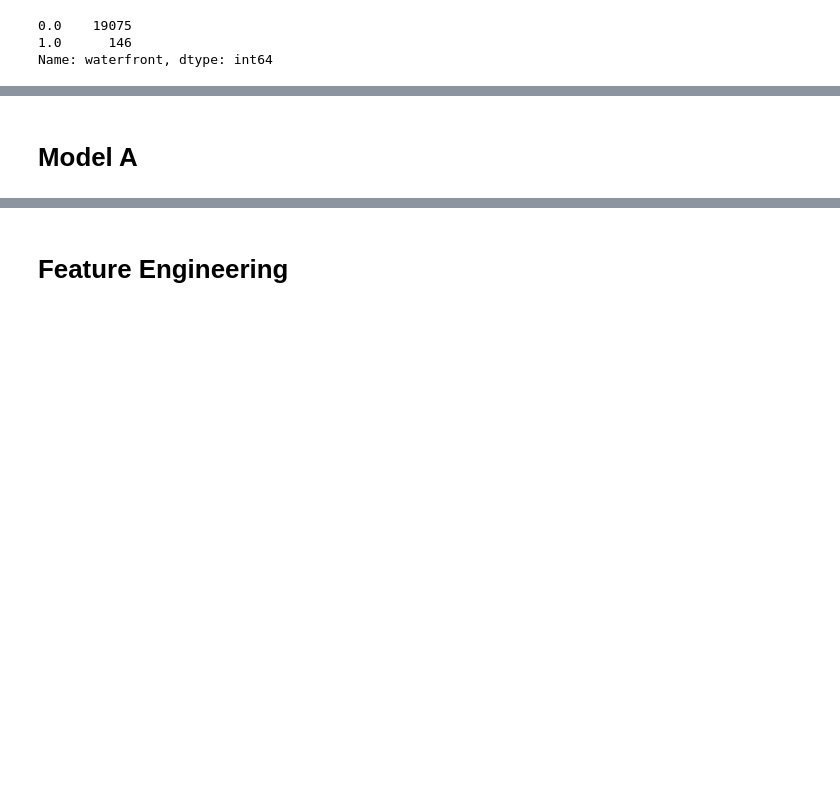
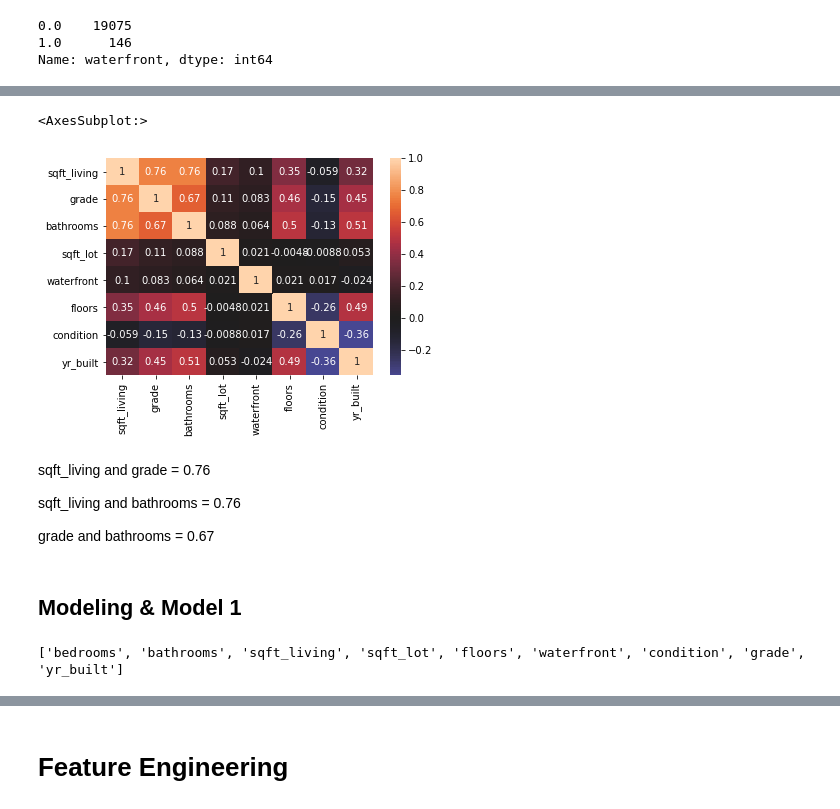
Before and after one commit to ewehmueller/housing-analysis, a Jupyter notebook: kc_housing.ipynb, the cells around one changed output, grey strips where cells are left out. Cells and saved outputs as stored; diff of their text form; code cells hidden in the pictures; blank space fills up the shorter version.

Commit message:
Work on two models

```diff
--- a/kc_housing.ipynb
+++ b/kc_housing.ipynb
@@ -117,0 +191,4 @@ df_col_drops.waterfront.fillna(0, inplace=True)
+# %%
+first_features = ['sqft_living', 'grade', 'bathrooms', 'sqft_lot', 'waterfront', 'floors', 'condition', 'yr_built']
+corr = df_col_drops[first_features].corr()
+corr
@@ -117,0 +205,5 @@ df_col_drops.waterfront.fillna(0, inplace=True)
+# %%
+sns.heatmap(corr, center=0, annot=True)
+# %% [output]
+<AxesSubplot:>
+[figure, added]
@@ -118,2 +212,8 @@ df_col_drops.waterfront.fillna(0, inplace=True)
+# %% [markdown]
+sqft_living and grade = 0.76
+
+sqft_living and bathrooms = 0.76
+
+grade and bathrooms = 0.67
 # %% [markdown]
-# Model A
+## Modeling & Model 1
@@ -119,0 +225,7 @@ df_col_drops.waterfront.fillna(0, inplace=True)
+# %%
+outcome = 'price'
+x_cols = list(df_col_drops.columns)
+x_cols.remove(outcome)
+print(x_cols)
+# %% [output]
+['bedrooms', 'bathrooms', 'sqft_living', 'sqft_lot', 'floors', 'waterfront', 'condition', 'grade', 'yr_built']
```
Also changed, not shown: parts of 48 cells of this notebook.
